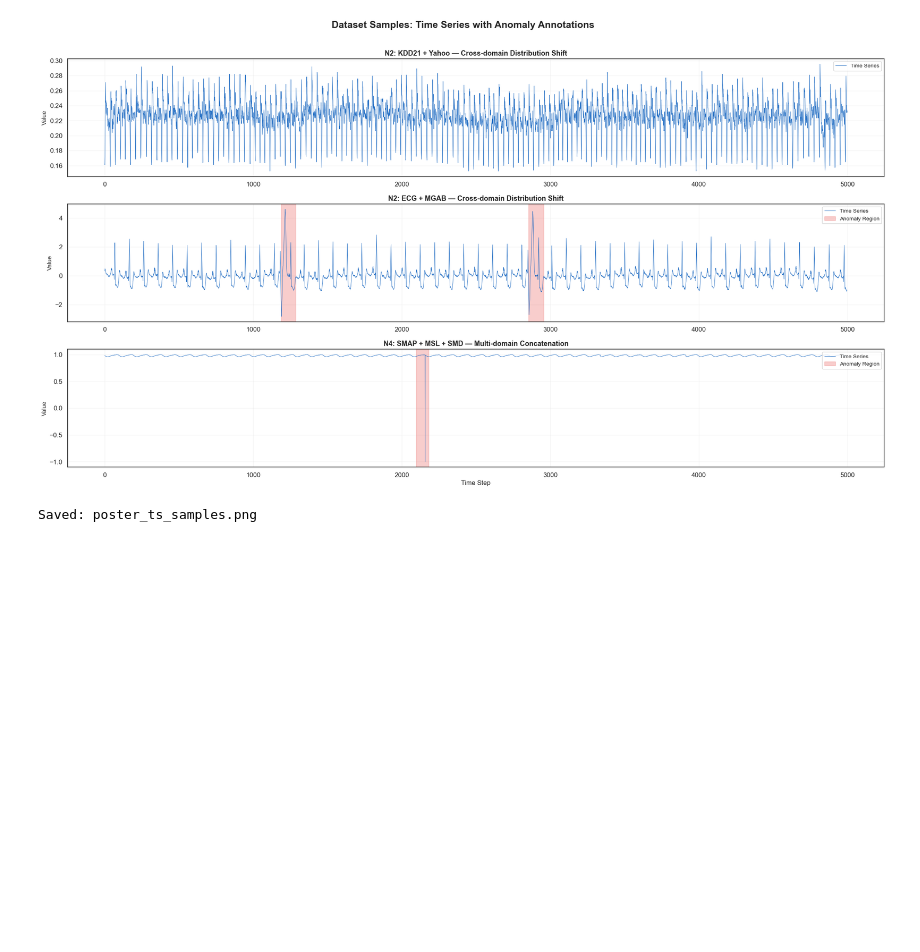
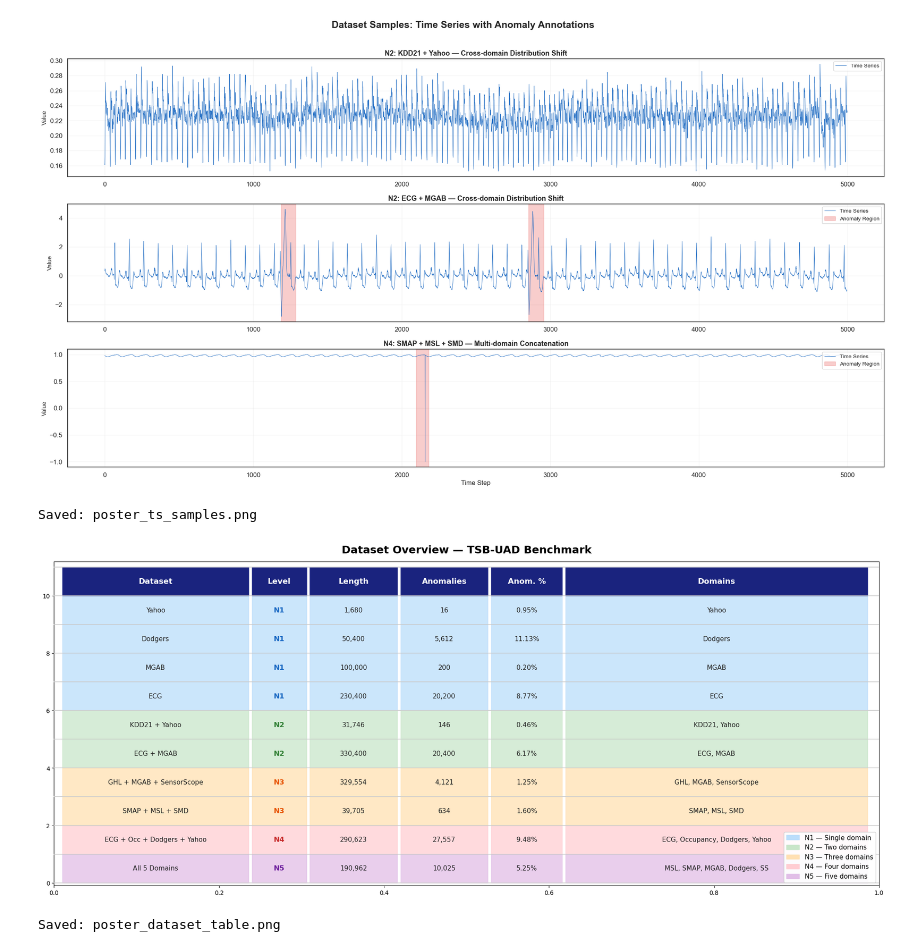
Before and after one commit to Valia-p/Streamify-Time-Series-Anomaly-Detection-Methods, a Jupyter notebook: notebooks/Streamify_Time_Series_Anomaly_Detection.ipynb, the cells around one changed output. Cells and saved outputs as stored; diff of their text form; code cells hidden in the pictures; blank space fills up the shorter version.

```diff
--- a/notebooks/Streamify_Time_Series_Anomaly_Detection.ipynb
+++ b/notebooks/Streamify_Time_Series_Anomaly_Detection.ipynb
@@ -2914,7 +2940,7 @@ NAME_DISPLAY = {
 
 rows = []
 row_levels = []
-for name, df in datasets:
+for name,_, df in datasets:
     ts     = df.iloc[:, 0].values
     lb     = df.iloc[:, 1].values.astype(int)
     length = len(ts)
@@ -2930,9 +2956,11 @@ COL_WIDTHS = [0.23, 0.07, 0.11, 0.11, 0.09, 0.37]
 
 n_rows = len(rows)
 fig, ax = plt.subplots(figsize=(20, 0.72 * (n_rows + 1.8)))
+fig.patch.set_facecolor('none')
+ax.set_facecolor('none')
 ax.set_xlim(0, 1)
 ax.set_ylim(-0.1, n_rows + 1.2)
-ax.axis('of')
+ax.axis('on')
 
 HEADER_BG = '#1A237E'
 x0 = 0.01
@@ -2950,38 +2978,41 @@ for col, w in zip(COL_LABELS, COL_WIDTHS):
 # Data rows
 for ri, (row_data, level) in enumerate(zip(rows, row_levels)):
     y  = n_rows - 1 - ri
-    bg = LEVEL_COLORS.get(level, '#FFFFFF')
+    bg = LEVEL_COLORS.get(level, '#e9e5ff')
     x  = x0
     for ci, (val, w) in enumerate(zip(row_data, COL_WIDTHS)):
         ax.add_patch(plt.Rectangle((x, y), w - 0.004, 1.0,
                                     color=bg, zorder=1, alpha=0.75, clip_on=False))
         if ci == 1:
             ax.text(x + (w - 0.004) / 2, y + 0.5, val,
                     ha='center', va='center', fontsize=12, fontweight='bold',
                     color=LEVEL_DARK.get(level, 'black'), zorder=3)
         else:
             ax.text(x + (w - 0.004) / 2, y + 0.5, val,
                     ha='center', va='center', fontsize=11, color='#212121', zorder=3)
         x += w
 
 # Horizontal dividers
 for ri in range(n_rows + 2):
-    ax.axhline(y=ri, color='white', linewidth=2.0, zorder=4)
+    ax.axhline(y=ri, color='#cccccc', linewidth=1.2, zorder=4)
 
 ax.set_title('Dataset Overview — TSB-UAD Benchmark',
              fontsize=18, fontweight='bold', pad=14)
 
 legend_patches = [
     mpatches.Patch(color=LEVEL_COLORS['N1'], label='N1 — Single domain'),
     mpatches.Patch(color=LEVEL_COLORS['N2'], label='N2 — Two domains'),
     mpatches.Patch(color=LEVEL_COLORS['N3'], label='N3 — Three domains'),
     mpatches.Patch(color=LEVEL_COLORS['N4'], label='N4 — Four domains'),
     mpatches.Patch(color=LEVEL_COLORS['N5'], label='N5 — Five domains'),
 ]
 ax.legend(handles=legend_patches, fontsize=11, framealpha=0.95,
           bbox_to_anchor=(1.0, 0.0), loc='lower right')
 
 plt.tight_layout()
-fig.savefig(PLOT_DIR + 'poster_dataset_table.png', dpi=300, bbox_inches='tight')
+fig.savefig(PLOT_DIR + 'poster_dataset_table.png', dpi=300, bbox_inches='tight', transparent=True)
 plt.show()
 print("Saved: poster_dataset_table.png")
+# %% [output]
+[figure, added]
+Saved: poster_dataset_table.png
```
Also changed, not shown: parts of 5 cells of this notebook, 13 other files.
